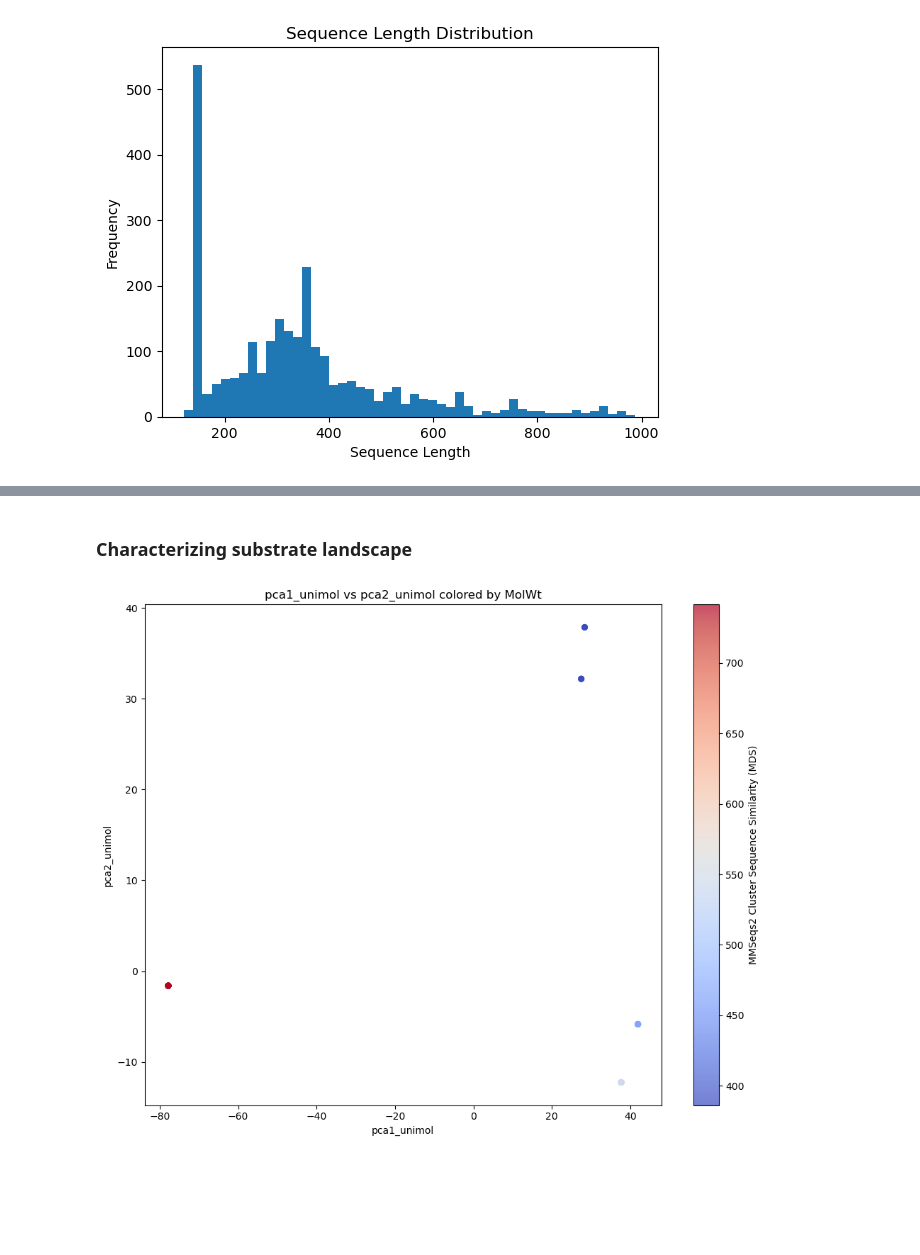
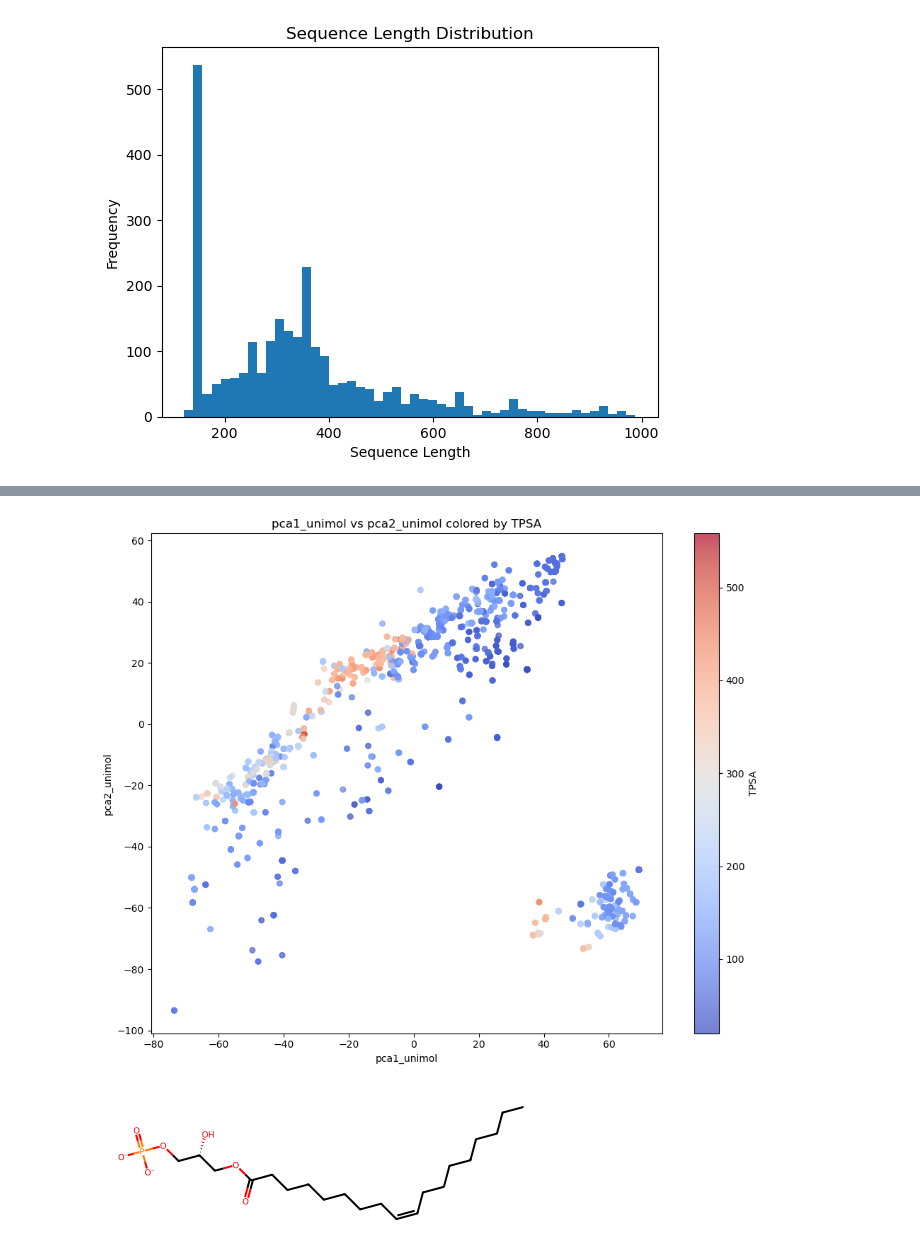
Before and after one commit to HelenSchmid/masterthesis, a Jupyter notebook: manuscript/N3_analyze_promiscuous_esterases.ipynb, the cells around one changed output, grey strips where cells are left out. Drawn from its saved outputs; the diff is of its cells as text; code cells hidden in the pictures; blank space fills up the shorter version.

```diff
--- a/manuscript/N3_analyze_promiscuous_esterases.ipynb
+++ b/manuscript/N3_analyze_promiscuous_esterases.ipynb
@@ -199,9 +248,9 @@ pairwise_cluster_seq_similarity(df_unimol, sequence_col, cluster_col)
 ### Calculate dimensionality reduced ESM2 embeddings
 # %%
 import umap
+import pandas as pd
+import numpy as np
 from sklearn.manifold import TSNE
-
-df_unimol = df_unimol.head(50)
 
 def calculate_dim_reduced_ESM2_embeddings(df, embedding_col = 'embedding', type = 'UMAP'):
     embeddings = np.vstack(df[embedding_col].to_numpy())
@@ -218,4 +267,7 @@ def calculate_dim_reduced_ESM2_embeddings(df, embedding_col = 'embedding', type
         df['TSNE1_esm2'] = tsne_results[:, 0]
         df['TSNE2_esm2'] = tsne_results[:, 1]
 
-calculate_dim_reduced_ESM2_embeddings(df_unimol, embedding_col = 'embedding', type = 't-SNE')
+    return df
+
+df_mmseqs2_esm2_unimol = calculate_dim_reduced_ESM2_embeddings(df_mmseqs2_esm2_unimol, embedding_col = 'embedding', type = 't-SNE')
+#df_mmseqs2_esm2_unimol = calculate_dim_reduced_ESM2_embeddings(df_mmseqs2_esm2_unimol, embedding_col = 'embedding', type = 'UMAP')
@@ -407,5 +438,5 @@ def get_molecular_properties(smiles, include_name=False):
     return properties
 
 
-properties_df = df_unimol['substrates_split'].apply(get_molecular_properties).apply(pd.Series)
-df_unimol = pd.concat([df_unimol, properties_df], axis=1)
+properties_df = df_mmseqs2_esm2_unimol['substrates_split'].apply(get_molecular_properties).apply(pd.Series)
+df_mmseqs2_esm2_unimol = pd.concat([df_mmseqs2_esm2_unimol, properties_df], axis=1)
@@ -463,9 +511,11 @@ def plot_embedding_colored_by_property(df, x='UMAP1_esm2', y='UMAP2_esm2', color
     plt.xlabel(x)
     plt.ylabel(y)
     plt.title(f'{x} vs {y} colored by {color_by}')
-    plt.colorbar(scatter, label='MMSeqs2 Cluster Sequence Similarity (MDS)')
+    plt.colorbar(scatter, label=color_by)
     plt.tight_layout()
     plt.show()
 
-plot_embedding_colored_by_property(df_unimol, x='UMAP1_esm2', y='UMAP2_esm2', color_by='mds_seq_similarity')
+plot_embedding_colored_by_property(df_mmseqs2_esm2_unimol, x='TSNE1_esm2', y='TSNE2_esm2', color_by='one_vs_all_seq_similarity_scalar')
+plot_embedding_colored_by_property(df_mmseqs2_esm2_unimol, x='pca1_unimol', y='pca2_unimol', color_by='one_vs_all_seq_similarity_scalar')
+plot_embedding_colored_by_property(df_mmseqs2_esm2_unimol, x='pca1_unimol', y='pca2_unimol', color_by='TSNE1_esm2')
 # %% [output]
@@ -473,8 +525,15 @@ plot_embedding_colored_by_property(df_unimol, x='UMAP1_esm2', y='UMAP2_esm2', co
-# %% [markdown]
-### Characterizing substrate landscape
 # %%
 # Dimensionality reduced substrate embeddings colored by molecular descriptors
 
-plot_embedding_colored_by_property(df_unimol, x='pca1_unimol', y='pca2_unimol', color_by='MolWt')
+plot_embedding_colored_by_property(df_mmseqs2_esm2_unimol, x='pca1_unimol', y='pca2_unimol', color_by='TPSA')
+
+filtered_df = df_mmseqs2_esm2_unimol[(df_mmseqs2_esm2_unimol['pca1_unimol'] > -20) & (df_mmseqs2_esm2_unimol['pca2_unimol'] > 10)]
+unique_filtered_df = filtered_df.drop_duplicates(subset='substrates_split').reset_index(drop=True)
+smile_string = unique_filtered_df.substrates_split[111]
+
+# Take a look at the substrates
+from rdkit import Chem
+Chem.MolFromSmiles(smile_string)
 # %% [output]
-[figure, old version]
+[figure, new version]
+[figure, added]
```
Also changed, not shown: parts of 19 cells of this notebook, 10 other files.
